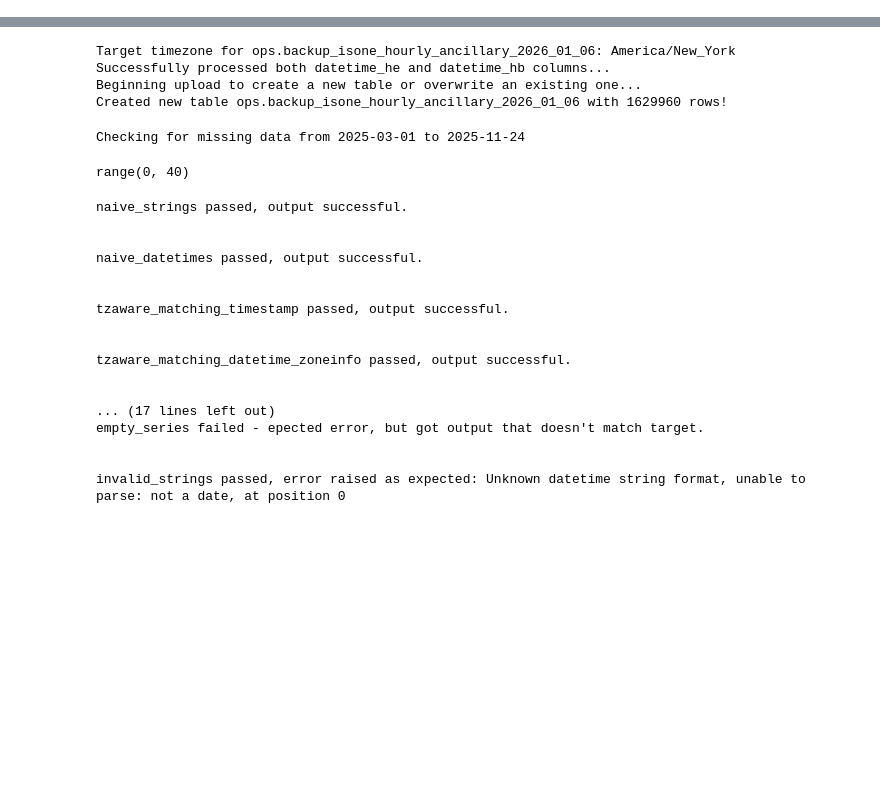
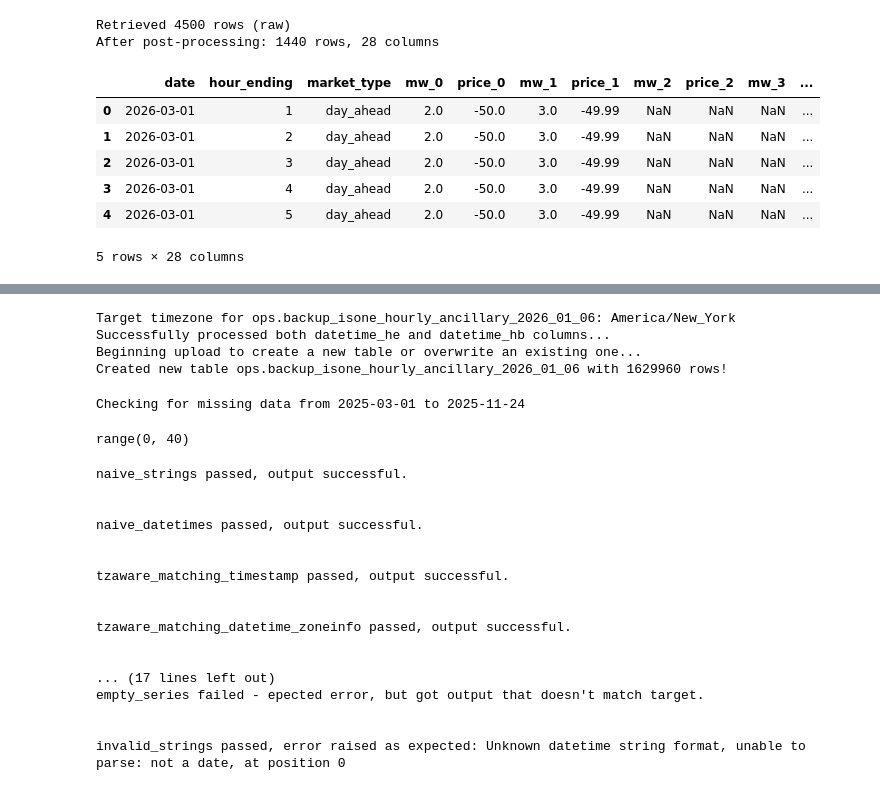
Before and after one commit to FLP-Quant/settlement_parsing_tools, a Jupyter notebook: examples/pharos_api_example.ipynb, the cells around one changed output, grey strips where cells are left out. Saved outputs shown, nothing was run; the diff lists cells and outputs as text; code cells hidden in the pictures; blank space fills up the shorter version.

Commit message:
Add function to pull historical energy offers

```diff
--- a/examples/pharos_api_example.ipynb
+++ b/examples/pharos_api_example.ipynb
@@ -28,0 +35,33 @@ current_year = datetime.today().year
+# %%
+from src.pharos_ams_query import query_schedule_offers_historic, process_schedule_offers_historic
+
+# Example: day-ahead schedule offer prices for a short date range
+organization_key = "ho-fl"  # "FirstLight Power" = "hp", "FirstLight Power (50876)"="ho-fl". I think we want ho-fl
+start_date = "2026-03-01"
+end_date = "2026-03-05"
+market = "day_ahead"  # or "reoffer", "real_time"
+
+mapping_path = os.path.join(project_root, "data", "maps", "ISONE Location Mapping.csv")
+
+df_schedule = query_schedule_offers_historic(
+    token,
+    organization_key=organization_key,
+    start_date=start_date,
+    market=market,
+    end_date=end_date,
+)
+print(f"Retrieved {len(df_schedule)} rows (raw)")
+
+df_schedule = process_schedule_offers_historic(df_schedule, mapping_path, tz=tz)
+print(f"After post-processing: {len(df_schedule)} rows, {len(df_schedule.columns)} columns")
+display(df_schedule.head())
+# %% [output]
+Retrieved 4500 rows (raw)
+After post-processing: 1440 rows, 28 columns
+|  | date | hour_ending | market_type | mw_0 | price_0 | mw_1 | price_1 | mw_2 | price_2 | mw_3 | ... |
+| 0 | 2026-03-01 | 1 | day_ahead | 2.0 | -50.0 | 3.0 | -49.99 | NaN | NaN | NaN | ... |
+| 1 | 2026-03-01 | 2 | day_ahead | 2.0 | -50.0 | 3.0 | -49.99 | NaN | NaN | NaN | ... |
+| 2 | 2026-03-01 | 3 | day_ahead | 2.0 | -50.0 | 3.0 | -49.99 | NaN | NaN | NaN | ... |
+| 3 | 2026-03-01 | 4 | day_ahead | 2.0 | -50.0 | 3.0 | -49.99 | NaN | NaN | NaN | ... |
+| 4 | 2026-03-01 | 5 | day_ahead | 2.0 | -50.0 | 3.0 | -49.99 | NaN | NaN | NaN | ... |
+5 rows × 28 columns
```
Also changed, not shown: parts of 5 cells of this notebook, 1 other file.
